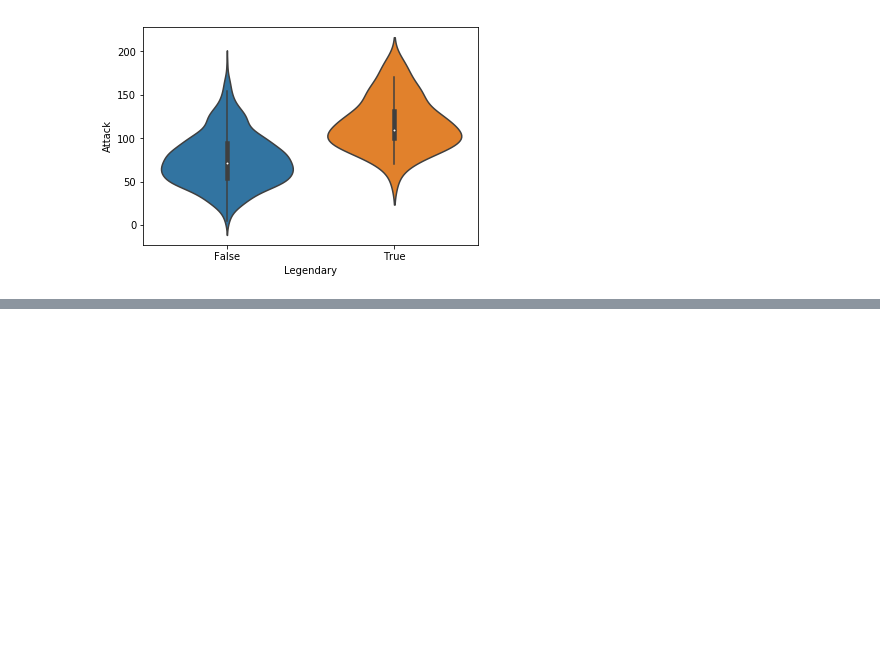
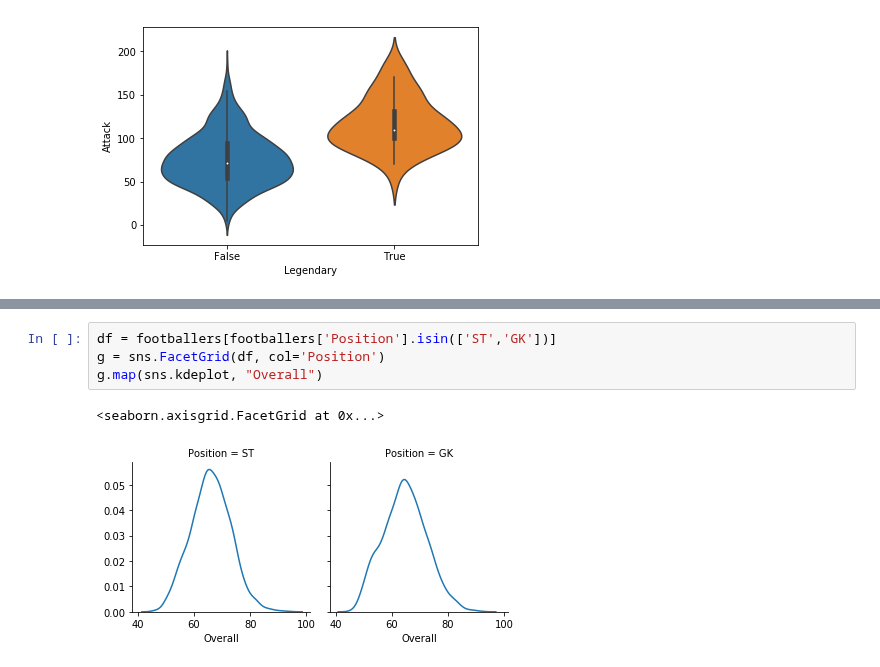
Before and after one commit to data-droid/study, a Jupyter notebook: kaggleLearn/DataVisualization/4_Plotting_with_seaborn.ipynb, the cells around one changed output, grey strips where cells are left out. Drawn from its saved outputs; the diff is of its cells as text; blank space fills up the shorter version.

```diff
--- a/kaggleLearn/DataVisualization/4_Plotting_with_seaborn.ipynb
+++ b/kaggleLearn/DataVisualization/4_Plotting_with_seaborn.ipynb
@@ -121,0 +168,7 @@ sns.violinplot(pokemon.Legendary, pokemon.Attack)
+# %%
+df = footballers[footballers['Position'].isin(['ST','GK'])]
+g = sns.FacetGrid(df, col='Position')
+g.map(sns.kdeplot, "Overall")
+# %% [output]
+<seaborn.axisgrid.FacetGrid at 0x...>
+[figure, added]
```
Also changed, not shown: parts of 17 cells of this notebook.
